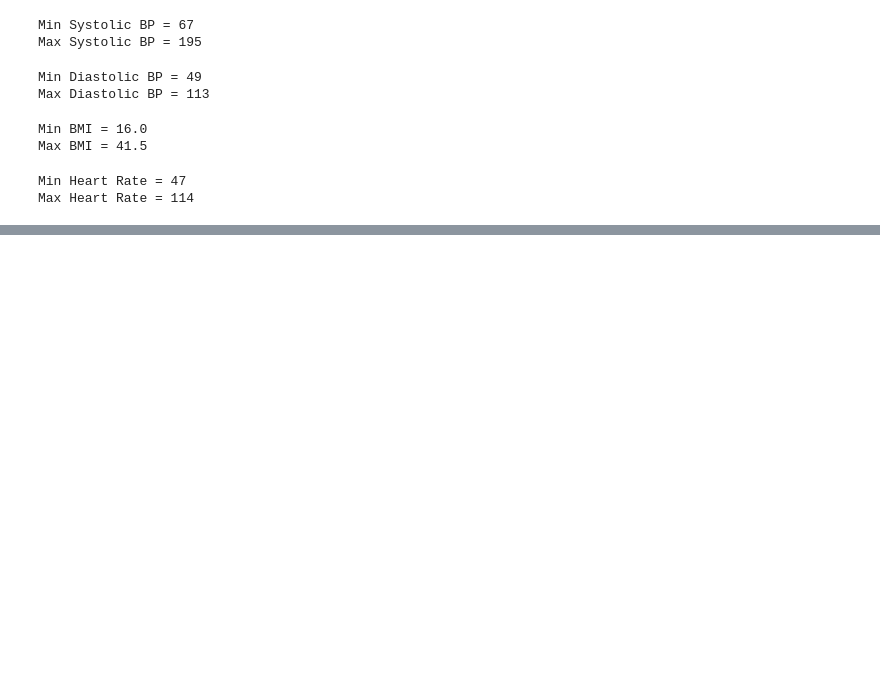
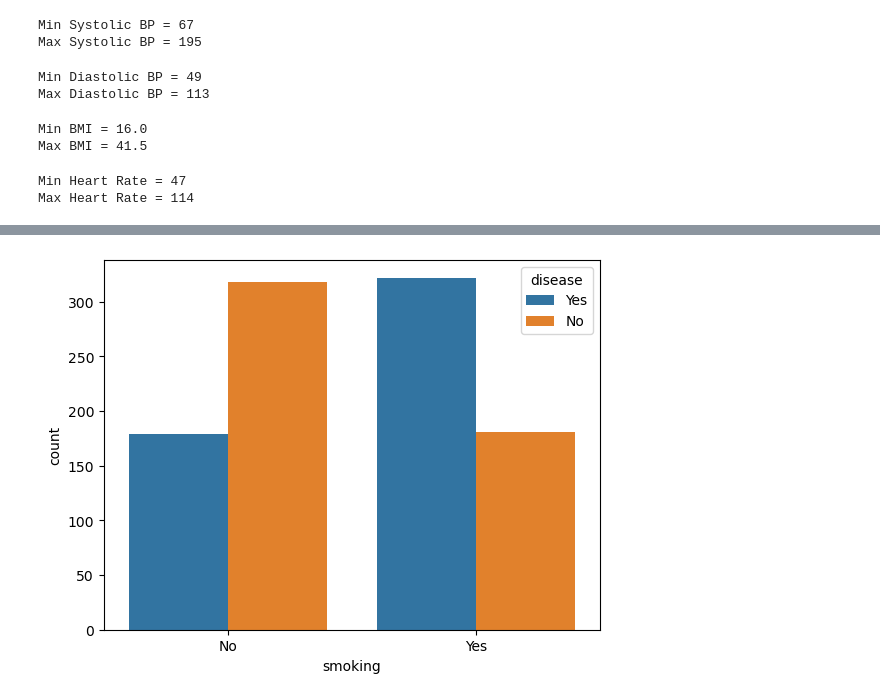
Before and after one commit to prachi123218/Heart_Disease_Prediction, a Jupyter notebook: EDA/data_analysis.ipynb, the cells around one changed output, grey strips where cells are left out. Saved outputs shown, nothing was run; the diff lists cells and outputs as text; code cells hidden in the pictures; blank space fills up the shorter version.

```diff
--- a/EDA/data_analysis.ipynb
+++ b/EDA/data_analysis.ipynb
@@ -132,0 +172,5 @@ Max Heart Rate = 114
+# %%
+sns.countplot(x='smoking', hue='disease', data=data)
+plt.show()
+# %% [output]
+[figure, added]
```
Also changed, not shown: parts of 19 cells of this notebook.
